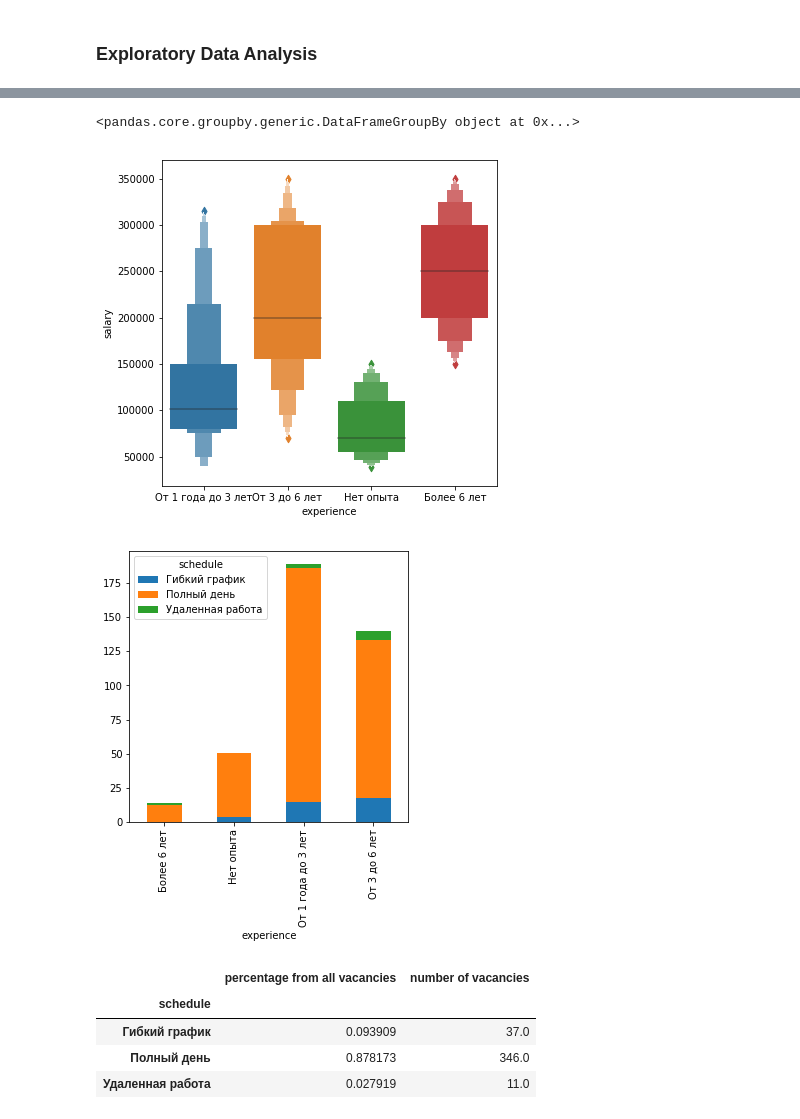
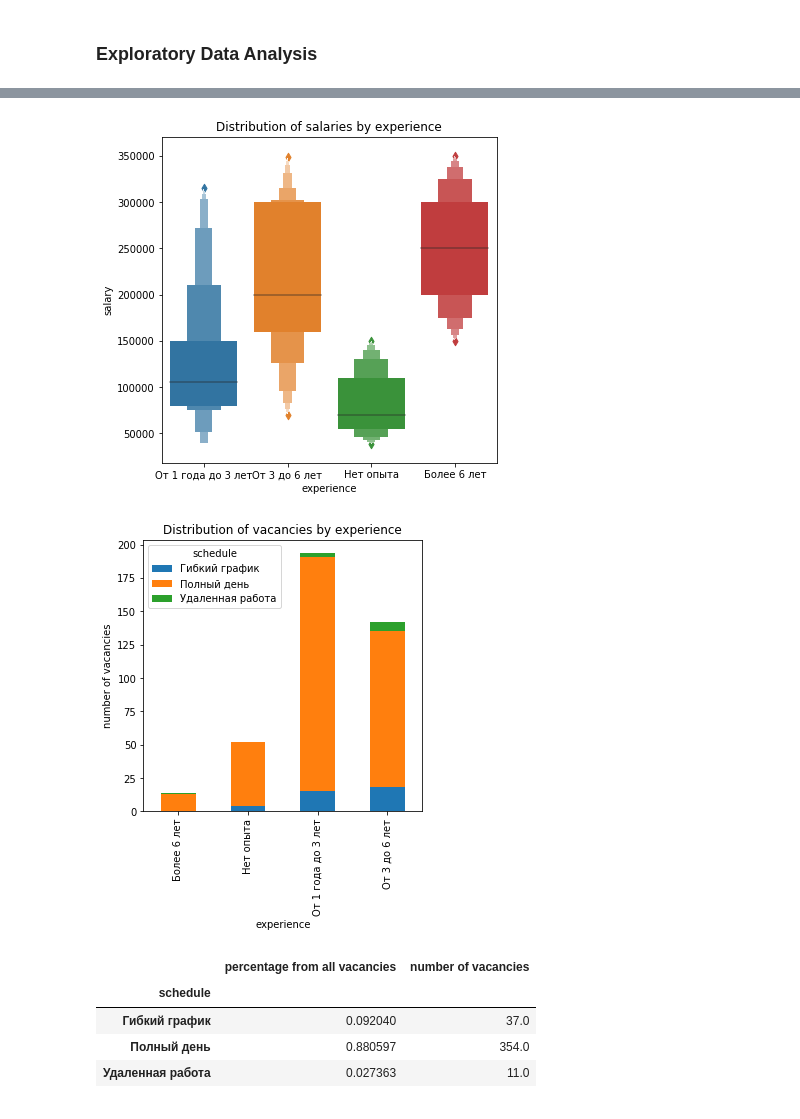
Before and after one commit to Pineapple08/Headhunter, a Jupyter notebook: HH_ru_new.ipynb, the cells around one changed output, grey strips where cells are left out. Saved outputs shown, nothing was run; the diff lists cells and outputs as text; code cells hidden in the pictures.

```diff
--- a/HH_ru_new.ipynb
+++ b/HH_ru_new.ipynb
@@ -217,27 +242,28 @@ sns.countplot(y='skill',data=skill_df,order = skill_df['skill'].value_counts().i
 data_for_sal=all_data[(all_data.loc[:,'salary']!=0)]
 data_for_sal.loc[:,'salary']=data_for_sal.loc[:,'salary'].astype(float)
 plt.figure(figsize=(6,6))
-sns.boxenplot(y='salary', x='experience',data=data_for_sal);
+sns.boxenplot(y='salary', x='experience',data=data_for_sal).set_title('Distribution of salaries by experience');
 # %% [output]
-<pandas.core.groupby.generic.DataFrameGroupBy object at 0x...>
-[figure, old version]
+[figure, new version]
 # %%
 exp_sch=pd.crosstab(index=all_data['experience'], columns=all_data['schedule'])
-exp_sch.plot(kind="bar",
+exp_plot=exp_sch.plot(kind="bar",
                  figsize=(5,5),
-                 stacked=True);
+                 stacked=True,title='Distribution of vacancies by experience')
+exp_plot.set_ylabel("number of vacancies");
 # %% [output]
-[figure, old version]
+[figure, new version]
 # %%
+vac_sum=all_data.shape[0]
 sched_stats=pd.DataFrame([all_data.groupby('schedule').count().loc[:,'vacancy']/vac_sum,all_data.groupby('schedule').count().loc[:,'vacancy']]).transpose()
 sched_stats.columns=['percentage from all vacancies','number of vacancies']
 sched_stats
 # %% [output]
 |  | percentage from all vacancies | number of vacancies |
 | schedule |  |  |
-| Гибкий график | 0.093909 | 37.0 |
-| Полный день | 0.878173 | 346.0 |
-| Удаленная работа | 0.027919 | 11.0 |
+| Гибкий график | 0.092040 | 37.0 |
+| Полный день | 0.880597 | 354.0 |
+| Удаленная работа | 0.027363 | 11.0 |
 # %%
 sns.countplot(y='company',data=all_data[['company']],order = all_data['company'].value_counts().iloc[:10].index).set_title('Top 10 most frequent employers');
 # %% [output]
```
Also changed, not shown: parts of 14 cells of this notebook.
